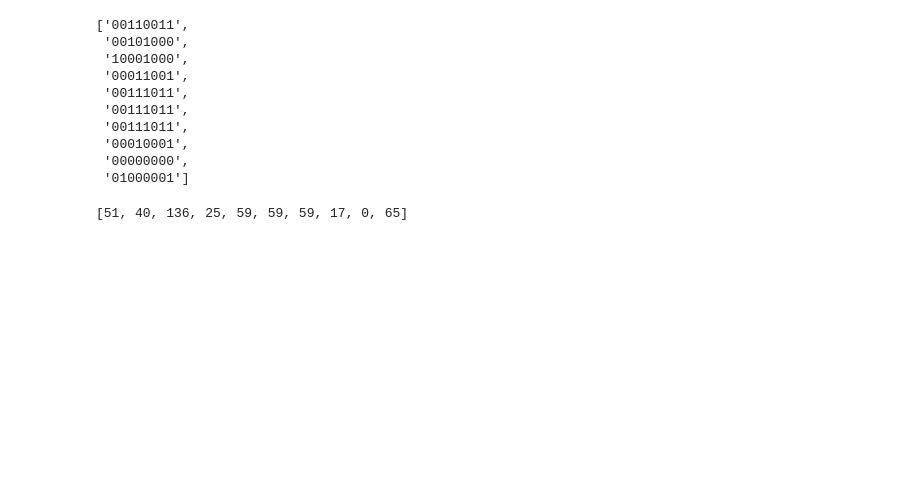
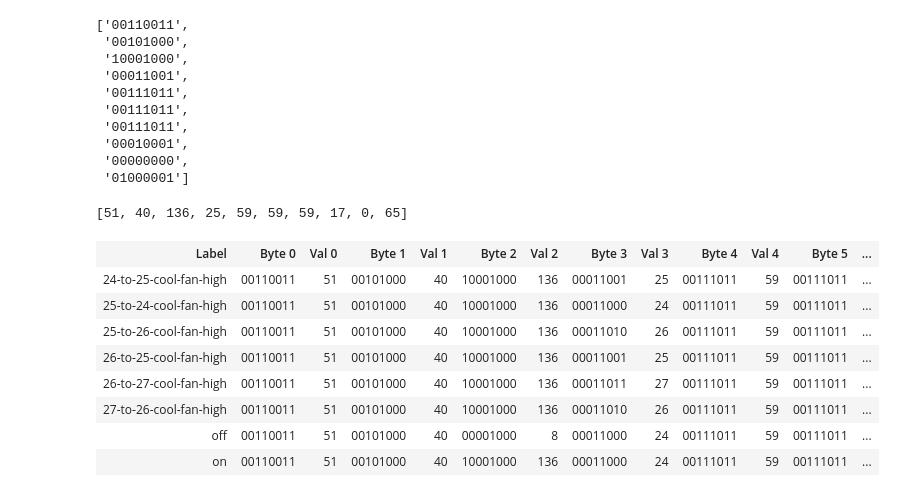
Before and after one commit to Shresht7/esphome-voltas-ac-climate-ir, a Jupyter notebook: protocol/notebook.ipynb, the cells around one changed output. Cells and saved outputs as stored; diff of their text form; code cells hidden in the pictures; blank space fills up the shorter version.

Commit message:
Add byte comparison table and helper function to retrieve pronto codes by label

```diff
--- a/protocol/notebook.ipynb
+++ b/protocol/notebook.ipynb
@@ -364,9 +376,9 @@ for code in pronto_codes:
     code['bytes'] = []
     code['byteval'] = []
     for i in range(10):
-        bite = "".join(str(b) for b in code['bits'][8*i:8*(i+1)])
-        code['bytes'].append(bite)
-        code['byteval'].append(int(bite, 2))
+        byte = "".join(str(b) for b in code['bits'][8*i:8*(i+1)])
+        code['bytes'].append(byte)
+        code['byteval'].append(int(byte, 2))
 
 pronto_codes[0]['bytes']
 # %% [output]
@@ -386,0 +408,30 @@ pronto_codes[0]['byteval']
+# %%
+byte_comparision_table = ""
+byte_comparision_table += "<table>"
+
+byte_comparision_table += "<tr><th>Label</th>"
+
+for column in range(10):
+    byte_comparision_table += f"<th>Byte {column}</th><th>Val {column}</th>"
+
+byte_comparision_table += "</tr>"
+
+for row in pronto_codes:
+    byte_comparision_table += f"<tr><td>{row['label']}</td>"
+    for byte, val in zip(row['bytes'], row['byteval']):
+        byte_comparision_table += f"<td>{byte}</td><td>{val}</td>"
+    byte_comparision_table += "</tr>"
+
+byte_comparision_table += "</table>"
+
+display(HTML(byte_comparision_table))
+# %% [output]
+| Label | Byte 0 | Val 0 | Byte 1 | Val 1 | Byte 2 | Val 2 | Byte 3 | Val 3 | Byte 4 | Val 4 | Byte 5 | ... |
+| 24-to-25-cool-fan-high | 00110011 | 51 | 00101000 | 40 | 10001000 | 136 | 00011001 | 25 | 00111011 | 59 | 00111011 | ... |
+| 25-to-24-cool-fan-high | 00110011 | 51 | 00101000 | 40 | 10001000 | 136 | 00011000 | 24 | 00111011 | 59 | 00111011 | ... |
+| 25-to-26-cool-fan-high | 00110011 | 51 | 00101000 | 40 | 10001000 | 136 | 00011010 | 26 | 00111011 | 59 | 00111011 | ... |
+| 26-to-25-cool-fan-high | 00110011 | 51 | 00101000 | 40 | 10001000 | 136 | 00011001 | 25 | 00111011 | 59 | 00111011 | ... |
+| 26-to-27-cool-fan-high | 00110011 | 51 | 00101000 | 40 | 10001000 | 136 | 00011011 | 27 | 00111011 | 59 | 00111011 | ... |
+| 27-to-26-cool-fan-high | 00110011 | 51 | 00101000 | 40 | 10001000 | 136 | 00011010 | 26 | 00111011 | 59 | 00111011 | ... |
+| off | 00110011 | 51 | 00101000 | 40 | 00001000 | 8 | 00011000 | 24 | 00111011 | 59 | 00111011 | ... |
+| on | 00110011 | 51 | 00101000 | 40 | 10001000 | 136 | 00011000 | 24 | 00111011 | 59 | 00111011 | ... |
```
Also changed, not shown: parts of 3 cells of this notebook.
